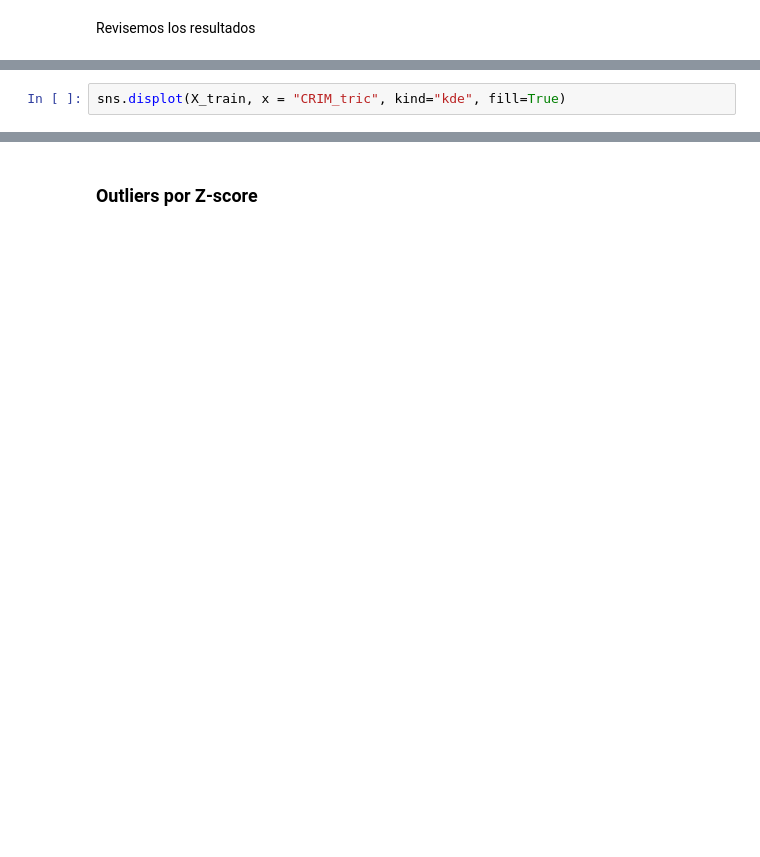
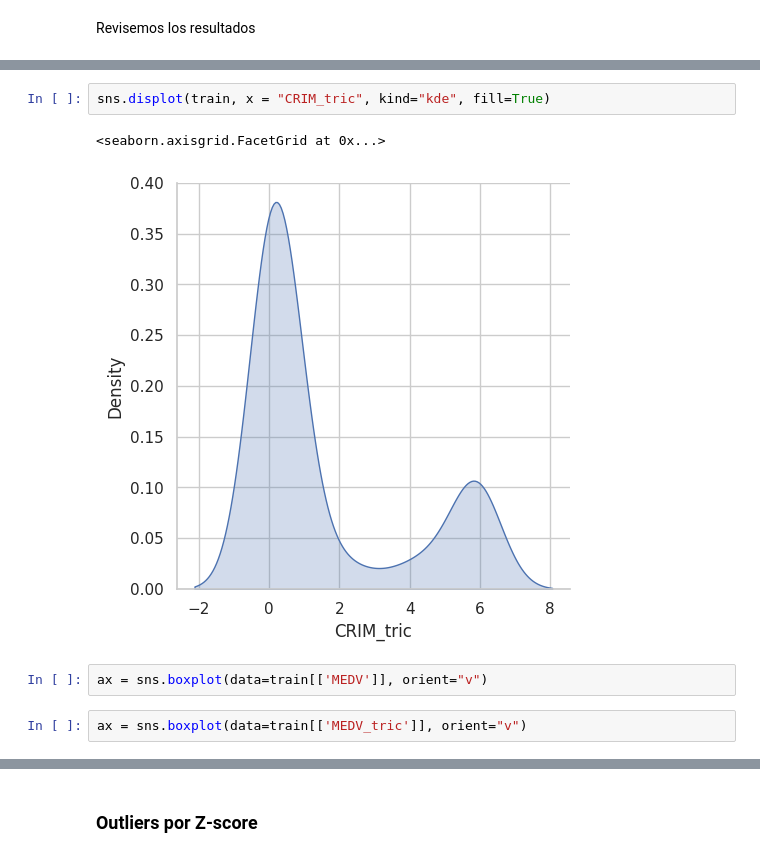
Before and after one commit to JCaballerot/Machine-Learning-Program, a Jupyter notebook: Supervised_models/Linear_regression/Lab_Boston_Housing_v2.ipynb, the cells around one changed output, grey strips where cells are left out. Drawn from its saved outputs; the diff is of its cells as text; blank space fills up the shorter version.

```diff
--- a/Supervised_models/Linear_regression/Lab_Boston_Housing_v2.ipynb
+++ b/Supervised_models/Linear_regression/Lab_Boston_Housing_v2.ipynb
@@ -417,2 +403,9 @@ sns.displot(X_train, x = "CRIM", kind="kde", fill=True)
 # %%
-sns.displot(X_train, x = "CRIM_tric", kind="kde", fill=True)
+sns.displot(train, x = "CRIM_tric", kind="kde", fill=True)
+# %% [output]
+<seaborn.axisgrid.FacetGrid at 0x...>
+[figure, added]
+# %%
+ax = sns.boxplot(data=train[['MEDV']], orient="v")
+# %%
+ax = sns.boxplot(data=train[['MEDV_tric']], orient="v")
```
Also changed, not shown: parts of 11 cells of this notebook.
